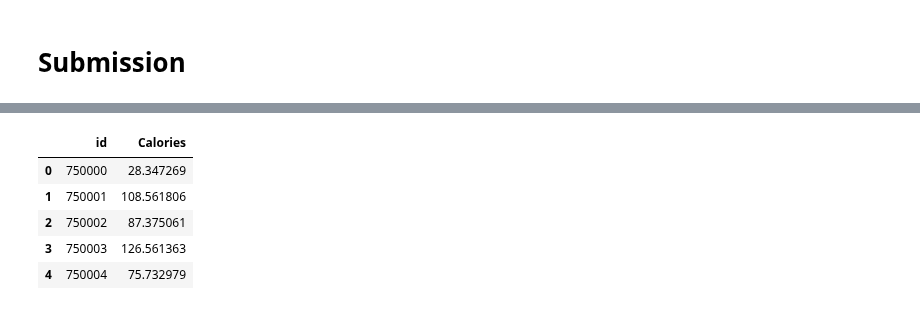
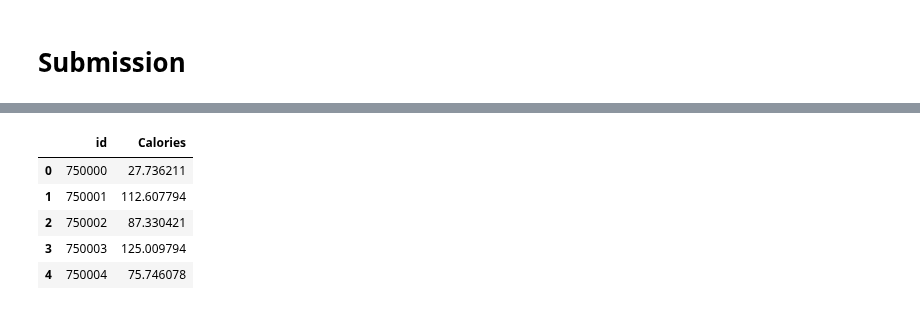
Before and after one commit to Richardhhhg/Kaggle, a Jupyter notebook: calories-xgb.ipynb, the cells around one changed output, grey strips where cells are left out. Drawn from its saved outputs; the diff is of its cells as text; code cells hidden in the pictures.

Commit message:
Kaggle Notebook | Calories | XGB | Version 28

```diff
--- a/calories-xgb.ipynb
+++ b/calories-xgb.ipynb
@@ -172,7 +150,6 @@ from sklearn.model_selection import train_test_split
 # %%
 # without the fancy features
 X = df_train.drop(columns=['id', 'Calories'])
-# X = pd.get_dummies(X, columns=['Sex'])
 X['Sex'] = X['Sex'].astype('category')
 y = df_train['Calories']
 
@@ -184,9 +161,12 @@ y1 = df_train1['Calories']
 X_train1, X_val1, _, _ = train_test_split(X1, y1, test_size=0.3, random_state=SEED)
 
 # with log calories
-X2 = df_train2.drop(columns=['Calories', 'log_calories'])
 y2 = df_train2['log_calories']
-_, _, y_train2, y_val2 = train_test_split(X2, y2, test_size=0.3, random_state=SEED)
+_, _, y_train2, y_val2 = train_test_split(X, y2, test_size=0.3, random_state=SEED)
+
+# with calories_minutes
+y3 = df_train3['Calories_Minute']
+_, _, y_train3, y_val3 = train_test_split(X, y3, test_size=0.3, random_state=SEED)
 # %%
 # baseline without new features
 xgb_baseline = xgb.XGBRegressor(enable_categorical=True)
@@ -233,0 +214,9 @@ XGB Baseline Score With new Features and Log Calories: 0.06204795485454801
+# %%
+# baseline with calories_minute and the new features
+xgb_baseline4 = xgb.XGBRegressor(enable_categorical=True)
+xgb_baseline4.fit(X_train1, y_train3)
+
+y_val_pred = xgb_baseline4.predict(X_val1)
+y_val_pred = y_val_pred * X_val1['Duration']
+score = np.sqrt(mean_squared_log_error(y_val_pred, y_val))
+print(f'XGB Baseline Score With new Features and Calories Minutes: {score}')
@@ -310,10 +301,21 @@ def objective(trial):
 
 # print(f'Best Trial Value: {study.best_trial.value}')
 # %%
-best_params = {'learning_rate': 0.03, 'max_depth': 14, 'subsample': 1.0, 'colsample_bytree': 0.7, 'max_bin': 1774, 'min_child_weight': 4, 'gamma': 0.02, 'lambda': 0.5720902445525685, 'alpha': 4.286145035324733, 'grow_policy': 'lossguide', 'n_estimators': 546, 'max_delta_step': 2}
+best_params = {'learning_rate': 0.03,
+               'max_depth': 20,
+               'subsample': 0.7,
+               'colsample_bytree': 0.7,
+               'max_bin': 774,
+               'min_child_weight': 4,
+               'gamma': 0.08,
+               'lambda': 1.7820438719237879,
+               'alpha': 0.3170600920490681,
+               'grow_policy': 'depthwise',
+               'n_estimators': 1199,
+               'max_delta_step': 1}
 # %% [markdown]
 # Submission
 # %%
 best_model = xgb.XGBRegressor(**best_params, enable_categorical=True)
-best_model.fit(X1, y2)
+best_model.fit(X_train1, y_train3)
 # %% [output]
@@ -347,15 +352,17 @@ df_test1.head()
 # %%
 y_test_pred = best_model.predict(df_test1)
-y_test_pred = np.expm1(y_test_pred)
+# y_test_pred = np.expm1(y_test_pred)
+y_test_pred = y_test_pred * df_test1['Duration']
+y_test_pred = np.maximum(y_test_pred, 0)
 
 submission = pd.read_csv("/kaggle/input/playground-series-s5e5/sample_submission.csv")
 submission['Calories'] = y_test_pred
 submission.to_csv('submission.csv', index=False)
 submission.head()
 # %% [output]
 |  | id | Calories |
-| 0 | 750000 | 28.347269 |
-| 1 | 750001 | 108.561806 |
-| 2 | 750002 | 87.375061 |
-| 3 | 750003 | 126.561363 |
-| 4 | 750004 | 75.732979 |
+| 0 | 750000 | 27.736211 |
+| 1 | 750001 | 112.607794 |
+| 2 | 750002 | 87.330421 |
+| 3 | 750003 | 125.009794 |
+| 4 | 750004 | 75.746078 |
```
Also changed, not shown: parts of 13 cells of this notebook.
